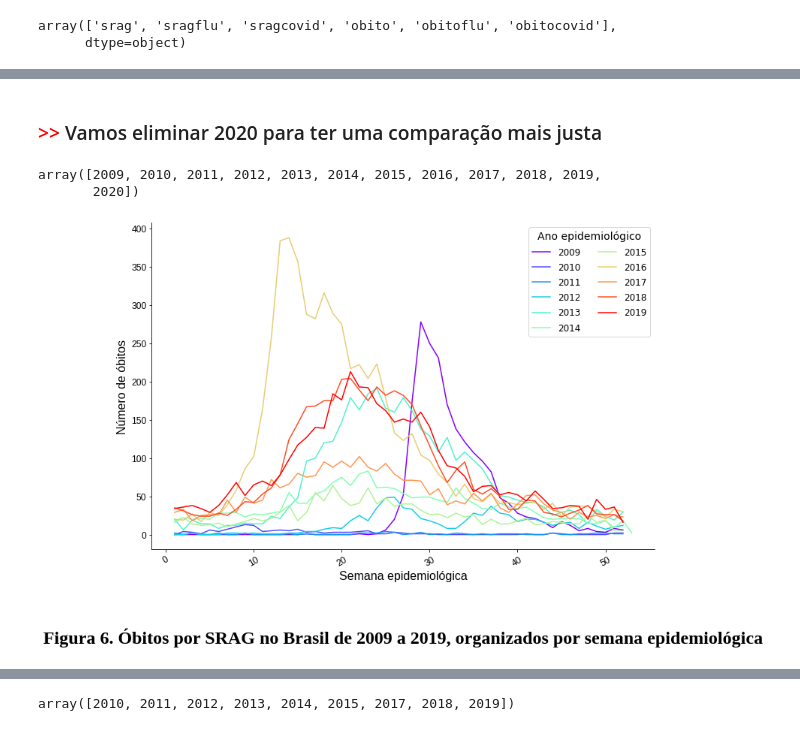
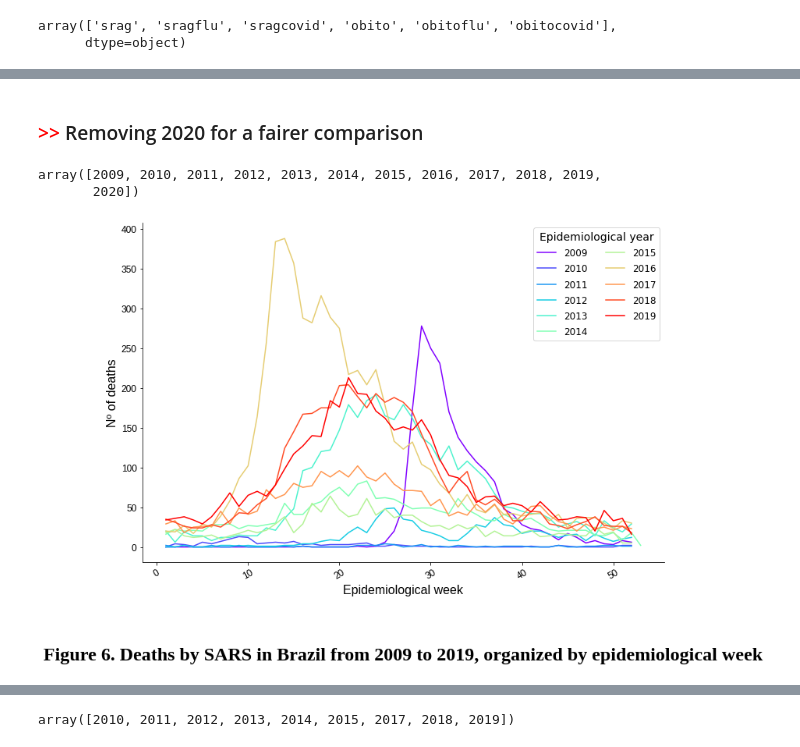
Before and after one commit to souzajvp/data_science_bootcamp, a Jupyter notebook: module_01 - COVID-19 seasonality/SARS sazonality and lessions for COVID-19.ipynb, the cells around one changed output, grey strips where cells are left out. Cells and saved outputs as stored; diff of their text form; code cells hidden in the pictures.

```diff
--- a/module_01 - COVID-19 seasonality/SARS sazonality and lessions for COVID-19.ipynb
+++ b/module_01 - COVID-19 seasonality/SARS sazonality and lessions for COVID-19.ipynb
@@ -499,5 +505,5 @@ plt.show()
 # %% [markdown]
-### <font color='Red'> >> </font> Vamos eliminar 2020 para ter uma comparação mais justa
+### <font color='Red'> >> </font> Removing 2020 for a fairer comparison
 # %%
 obito['Ano epidemiológico'].unique()
 # %% [output]
@@ -509,13 +514,15 @@ obito = obito.query('`Ano epidemiológico` != "2020"')
 # %%
 plt.figure(figsize=(12,8))
 ax = sns.lineplot(data=obito, x='Semana epidemiológica', y='Casos semanais reportados até a última atualização', hue='Ano epidemiológico', palette='rainbow')
 plt.yticks(fontsize=12, fontname="Liberation Sans")
 plt.xticks(fontsize=12, rotation=30, fontname="Liberation Sans")
-plt.title('Figura 6. Óbitos por SRAG no Brasil de 2009 a 2019, organizados por semana epidemiológica', fontsize=24, weight="bold", fontname="Liberation Serif",  y=-0.3)
-plt.ylabel('Número de óbitos', fontsize=16, fontname="Liberation Sans")
-plt.xlabel('Semana epidemiológica', fontsize=16, fontname="Liberation Sans")
+plt.title('Figure 6. Deaths by SARS in Brazil from 2009 to 2019, organized by epidemiological week',
+          fontsize=24, weight="bold", fontname="Liberation Serif",  y=-0.3)
+plt.ylabel('Nº of deaths', fontsize=16, fontname="Liberation Sans")
+plt.xlabel('Epidemiological week', fontsize=16, fontname="Liberation Sans")
 sns.despine()
-ax.legend([*obito['Ano epidemiológico'].unique()], fontsize=12, labelspacing=0.6, title='Ano epidemiológico', title_fontsize=14, ncol=2)
+ax.legend([*obito['Ano epidemiológico'].unique()], fontsize=12, labelspacing=0.6,
+          title='Epidemiological year', title_fontsize=14, ncol=2)
 plt.show()
 # %% [output]
-[figure, old version]
+[figure, new version]
```
Also changed, not shown: parts of 99 cells of this notebook.
